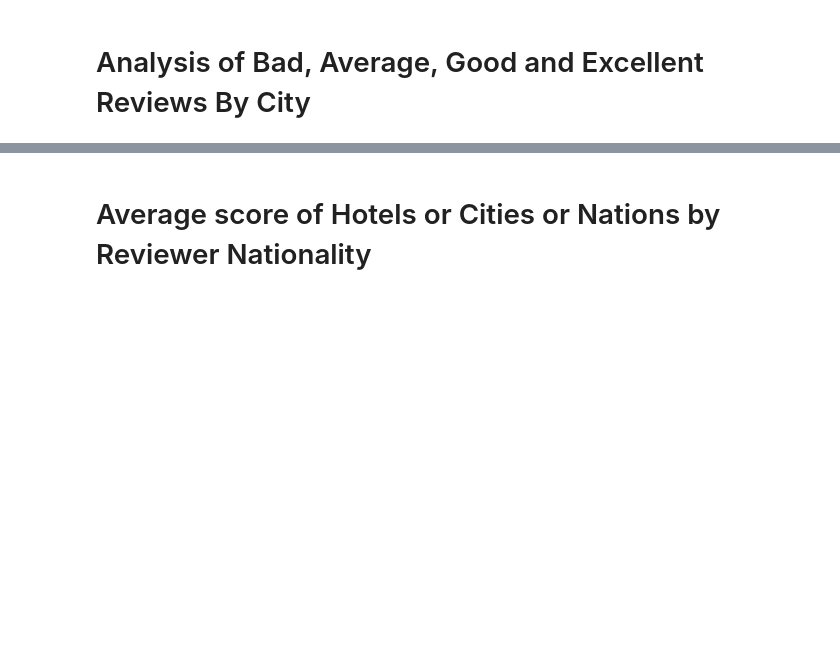
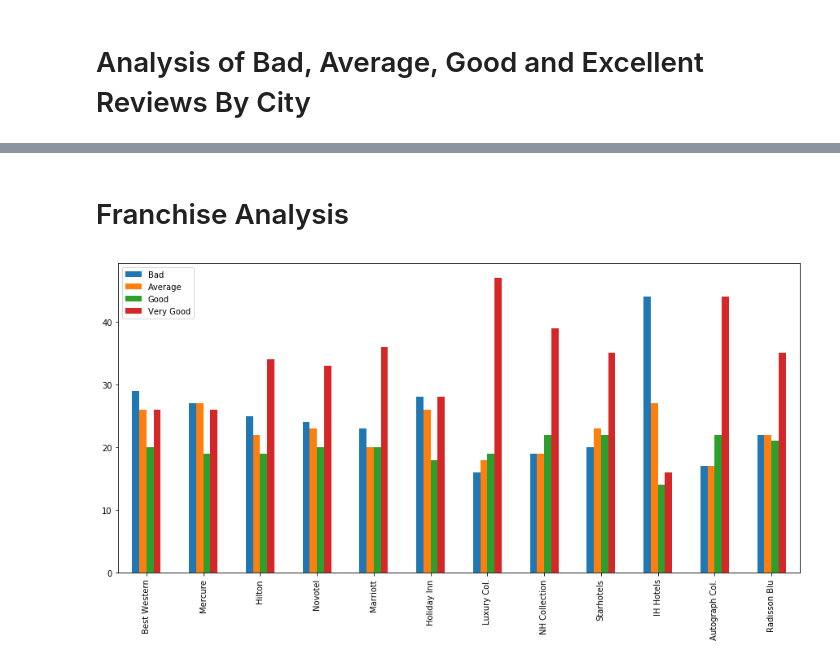
Before and after one commit to bumblebeetron/WS17DataMiningHotelReview, a Jupyter notebook: Task 3 - Descriptive Mining 2/City Review Analysis.ipynb, the cells around one changed output, grey strips where cells are left out. Saved outputs shown, nothing was run; the diff lists cells and outputs as text; code cells hidden in the pictures; blank space fills up the shorter version.

Commit message:
4th Task By Deniz Bingöl

```diff
--- a/Task 3 - Descriptive Mining 2/City Review Analysis.ipynb
+++ b/Task 3 - Descriptive Mining 2/City Review Analysis.ipynb
@@ -7,8 +6,7 @@ from operator import itemgetter
 import matplotlib.pyplot as plt
 import scipy.stats as stats
 # %%
-
-hotelReviews = pd.read_csv('C:\Users\deniz\Documents\HotelReviewsCountryCity.csv')
+hotelReviews = pd.read_csv('HotelReviewsCountryCity.csv')
 cities = ['Paris', 'Amsterdam', 'London', 'Milan', 'Barcelona', 'Vienna']
 countries = ['France', 'Netherlands', 'United Kingdom', 'Italy', 'Spain', 'Austria']
 # %% [markdown]
@@ -61,18 +16,0 @@ hotelNames = list(hotelReviews['Hotel_Name'].drop_duplicates())
-# %%
-revAvg = []
-nonRevAvg = []
-
-for i in range(len(hotelNames)):
-    if i % 150 == 0:
-        print (100.0 * i) / len(hotelNames)
-
-    h = hotelNames[i]
-
-    revScores = np.array(revScoreTable.loc[revScoreTable['Hotel_Name'] == h]['Reviewer_Score'])
-    rss = genScoreTable.loc[genScoreTable['Hotel_Name'] == h]
-    genAvg = np.float(rss['Average_Score'])
-    totRev = np.int(rss['Total_Number_of_Reviews'])
-    ans = np.int(rss['Additional_Number_of_Scoring'])
-
-    revAvg.append(revScores.mean())
-    nonRevAvg.append((genAvg * (totRev + ans) - revScores.sum()) / ans)
@@ -259,2 +259,0 @@ def reviewDistbyCity(allCities, hotRevs, nation = ''):
-# %% [markdown]
-# Average score of Hotels or Cities or Nations by Reviewer Nationality
@@ -304,0 +260,2 @@ def plotRelat(hotelReviews, Type = 'Hotel_Name', Nationality = ' United Kingdom
+# %% [markdown]
+# Franchise Analysis
@@ -304,0 +319,19 @@ def plotRelat(hotelReviews, Type = 'Hotel_Name', Nationality = ' United Kingdom
+# %%
+
+ctyDF2= pd.DataFrame(index=['Best Western', 'Mercure', 'Hilton','Novotel', 'Marriott', 'Holiday Inn', 'Luxury Col.', 'NH Collection', 'Starhotels', 'IH Hotels', 'Autograph Col.', 'Radisson Blu'], columns=['Bad', 'Average','Good', 'Very Good'])
+
+ctyDF2['Bad'] = list(ctyDF['Bad'])
+ctyDF2['Average'] = list(ctyDF['Average'])
+ctyDF2['Good'] = list(ctyDF['Good'])
+ctyDF2['Very Good'] = list(ctyDF['Very Good'])
+
+fig_size = plt.rcParams["figure.figsize"]
+
+fig_size[0] = 15
+fig_size[1] = 7
+ctyDF2.plot.bar()
+
+plt.savefig('Franchise Hotel Review Distributions')
+plt.show()
+# %% [output]
+[figure, added]
```
Also changed, not shown: parts of 19 cells of this notebook, 27 other files.
